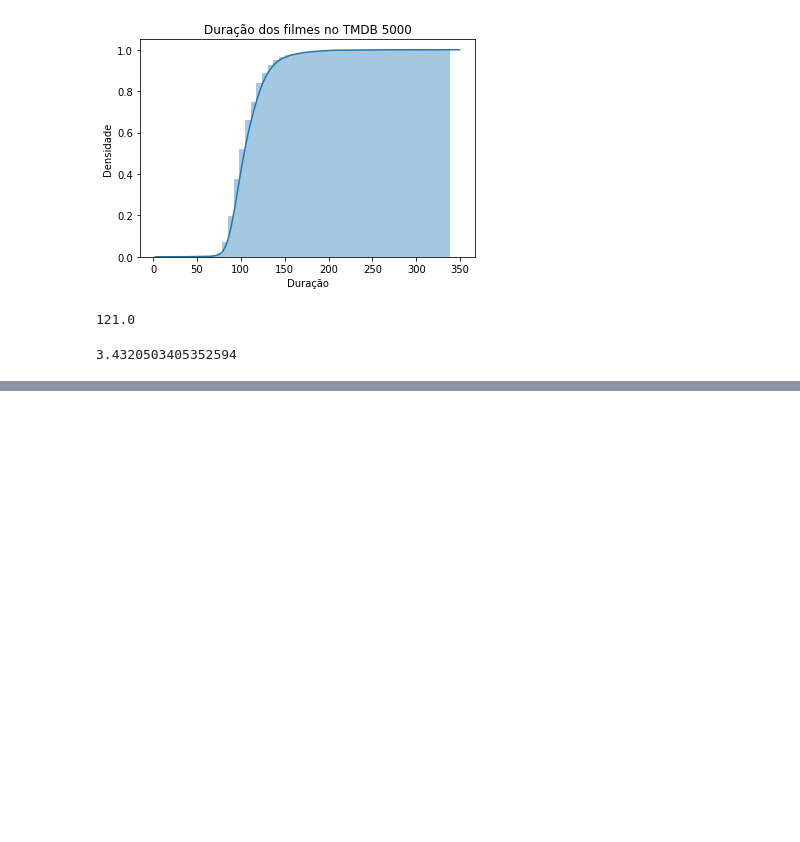
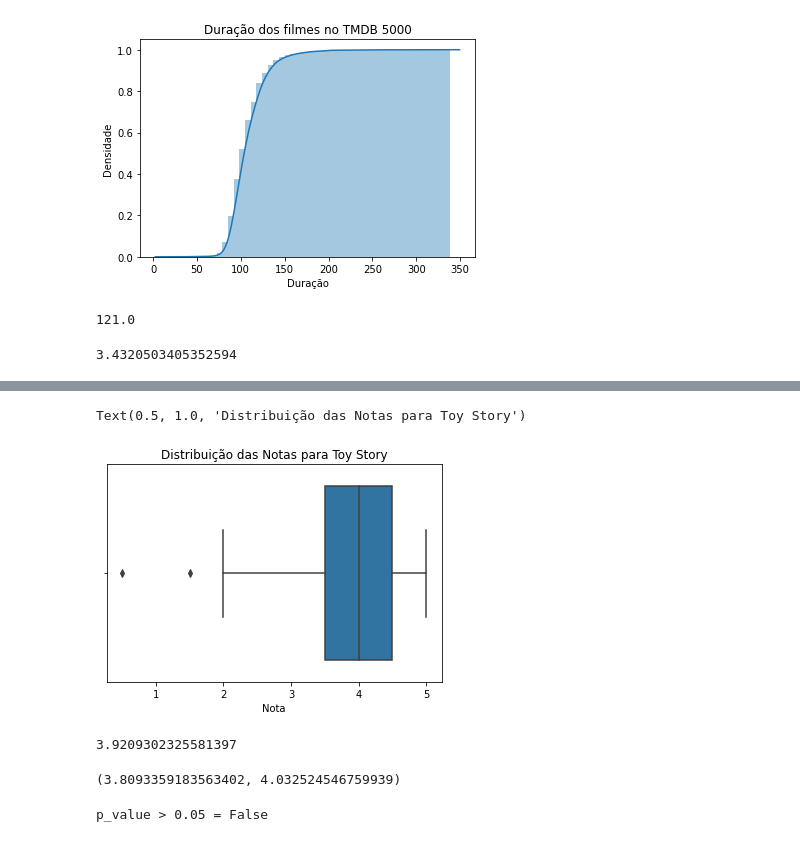
Before and after one commit to wiliands/estatistica_python, a Jupyter notebook: 04 - Testes_Estatisticos/DataScience_IntroducaoTeste.ipynb, the cells around one changed output, grey strips where cells are left out. Drawn from its saved outputs; the diff is of its cells as text; code cells hidden in the pictures; blank space fills up the shorter version.

```diff
--- a/04 - Testes_Estatisticos/DataScience_IntroducaoTeste.ipynb
+++ b/04 - Testes_Estatisticos/DataScience_IntroducaoTeste.ipynb
@@ -218,0 +254,15 @@ plt.plot(medias)
+# %%
+ax = sns.boxplot(x=notas1.rating)
+ax.set(xlabel="Nota")
+ax.set_title("Distribuição das Notas para Toy Story")
+# %% [output]
+Text(0.5, 1.0, 'Distribuição das Notas para Toy Story')
+[figure, added]
+# %%
+notas1.rating.mean()
+# %% [output]
+3.9209302325581397
+# %%
+zconfint(notas1.rating)
+# %% [output]
+(3.8093359183563402, 4.032524546759939)
@@ -218,0 +271,5 @@ plt.plot(medias)
+# %%
+tstat, p_value = ztest(notas1.rating, value=3.4320503405352594)
+print(f'p_value > 0.05 = {p_value > 0.05}')
+# %% [output]
+p_value > 0.05 = False
```
Also changed, not shown: parts of 9 cells of this notebook.
